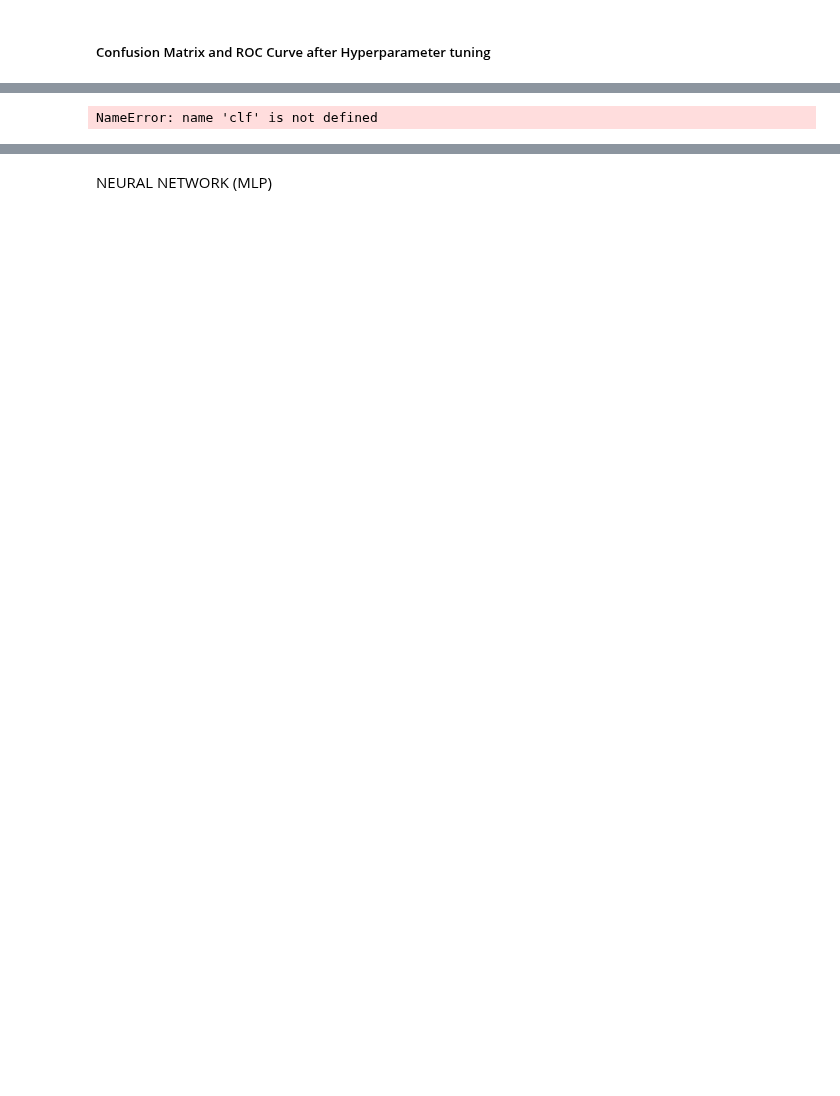
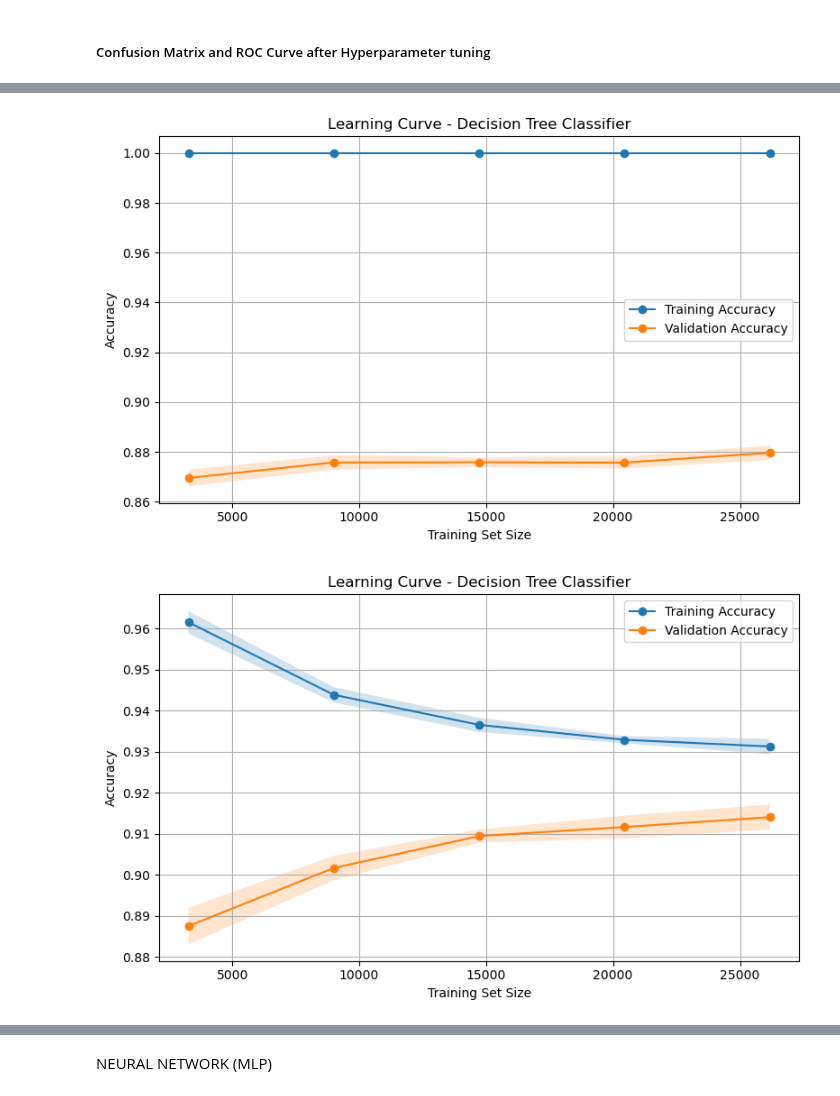
Before and after one commit to SarinhaCortez/exploring_mental_health_data, a Jupyter notebook: assign2_notebook.ipynb, the cells around one changed output, grey strips where cells are left out. Cells and saved outputs as stored; diff of their text form; code cells hidden in the pictures; blank space fills up the shorter version.

```diff
--- a/assign2_notebook.ipynb
+++ b/assign2_notebook.ipynb
@@ -1153,32 +1237,59 @@ A ROC curve mostra a relação entre a taxa de verdadeiros positivos e a taxa de
 # %%
 from sklearn.model_selection import learning_curve, cross_val_score
 from sklearn.model_selection import StratifiedKFold
 import numpy as np
-
+#sem parâmetros
 cv = StratifiedKFold(n_splits=5)
 
 train_sizes, train_scores, test_scores = learning_curve(
     clf, X_trainSplit, y_trainSplit, cv=cv,
     scoring='accuracy', train_sizes=np.linspace(0.1, 0.8, 5), n_jobs=1
 )
 
 train_mean = np.mean(train_scores, axis=1)
 train_std = np.std(train_scores, axis=1)
 test_mean = np.mean(test_scores, axis=1)
 test_std = np.std(test_scores, axis=1)
 #cv_scores = cross_val_score(clf, X_testSplit, y_testSplit, cv=cv)
 plt.figure(figsize=(8, 5))
 plt.plot(train_sizes, train_mean, 'o-', label='Training Accuracy')
 plt.fill_between(train_sizes, train_mean - train_std, train_mean + train_std, alpha=0.2)
 plt.plot(train_sizes, test_mean, 'o-', label='Validation Accuracy')
 plt.fill_between(train_sizes, test_mean - test_std, test_mean + test_std, alpha=0.2)
 plt.title('Learning Curve - Decision Tree Classifier')
 plt.xlabel('Training Set Size')
 plt.ylabel('Accuracy')
 plt.legend(loc='best')
 plt.grid(True)
 plt.tight_layout()
 plt.show()
+
+
+#com parâmetros
+
+clf_params = DecisionTreeClassifier(max_depth=9, max_features=10)
+train_sizes, train_scores, test_scores = learning_curve(
+    clf_params, X_trainSplit, y_trainSplit, cv=cv,
+    scoring='accuracy', train_sizes=np.linspace(0.1, 0.8, 5), n_jobs=1
+)
+
+train_mean = np.mean(train_scores, axis=1)
+train_std = np.std(train_scores, axis=1)
+test_mean = np.mean(test_scores, axis=1)
+test_std = np.std(test_scores, axis=1)
+plt.figure(figsize=(8, 5))
+plt.plot(train_sizes, train_mean, 'o-', label='Training Accuracy')
+plt.fill_between(train_sizes, train_mean - train_std, train_mean + train_std, alpha=0.2)
+plt.plot(train_sizes, test_mean, 'o-', label='Validation Accuracy')
+plt.fill_between(train_sizes, test_mean - test_std, test_mean + test_std, alpha=0.2)
+plt.title('Learning Curve - Decision Tree Classifier')
+plt.xlabel('Training Set Size')
+plt.ylabel('Accuracy')
+plt.legend(loc='best')
+plt.grid(True)
+plt.tight_layout()
+plt.show()
 # %% [output]
-NameError: name 'clf' is not defined
+[figure, added]
+[figure, added]
 # %% [markdown]
```
Also changed, not shown: parts of 31 cells of this notebook.
